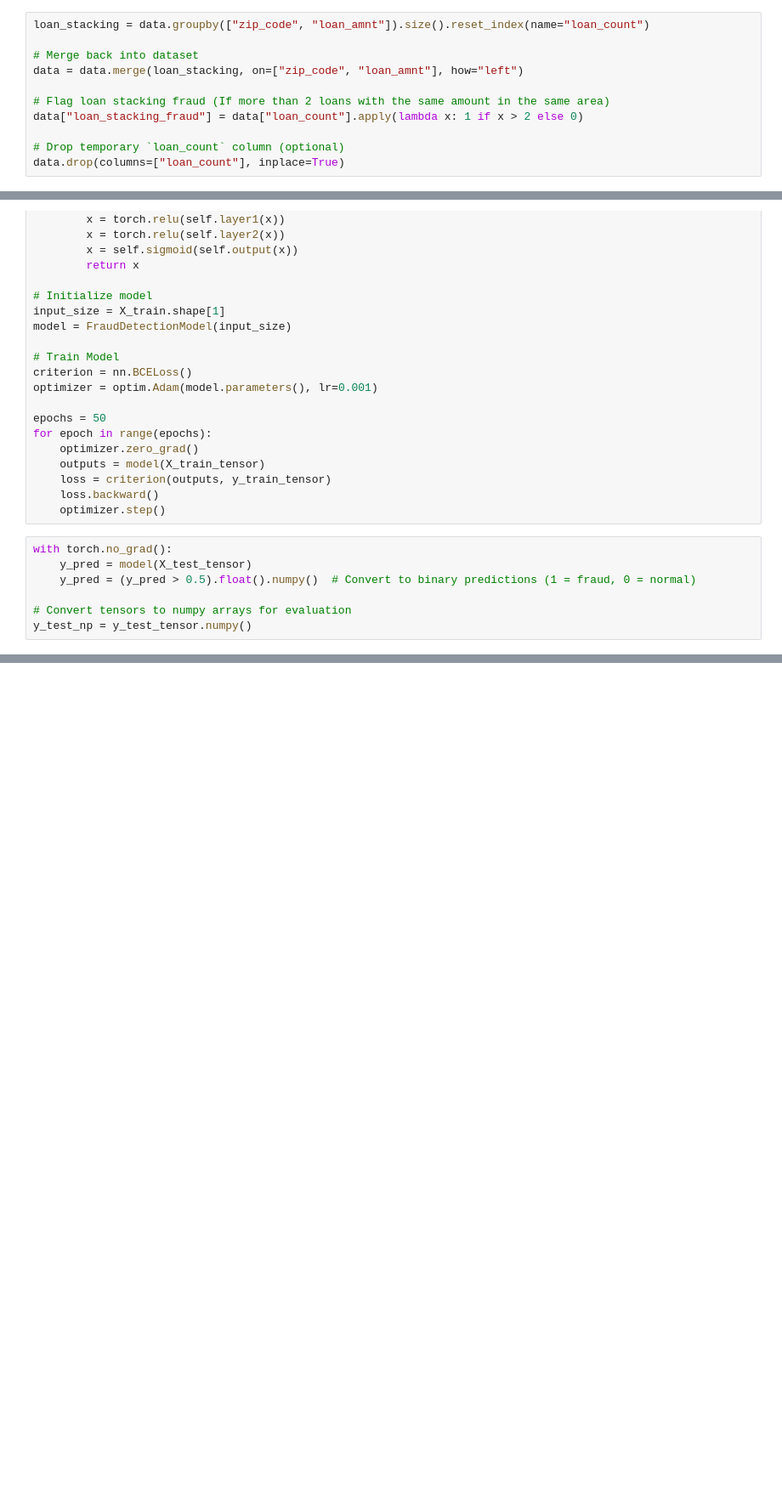
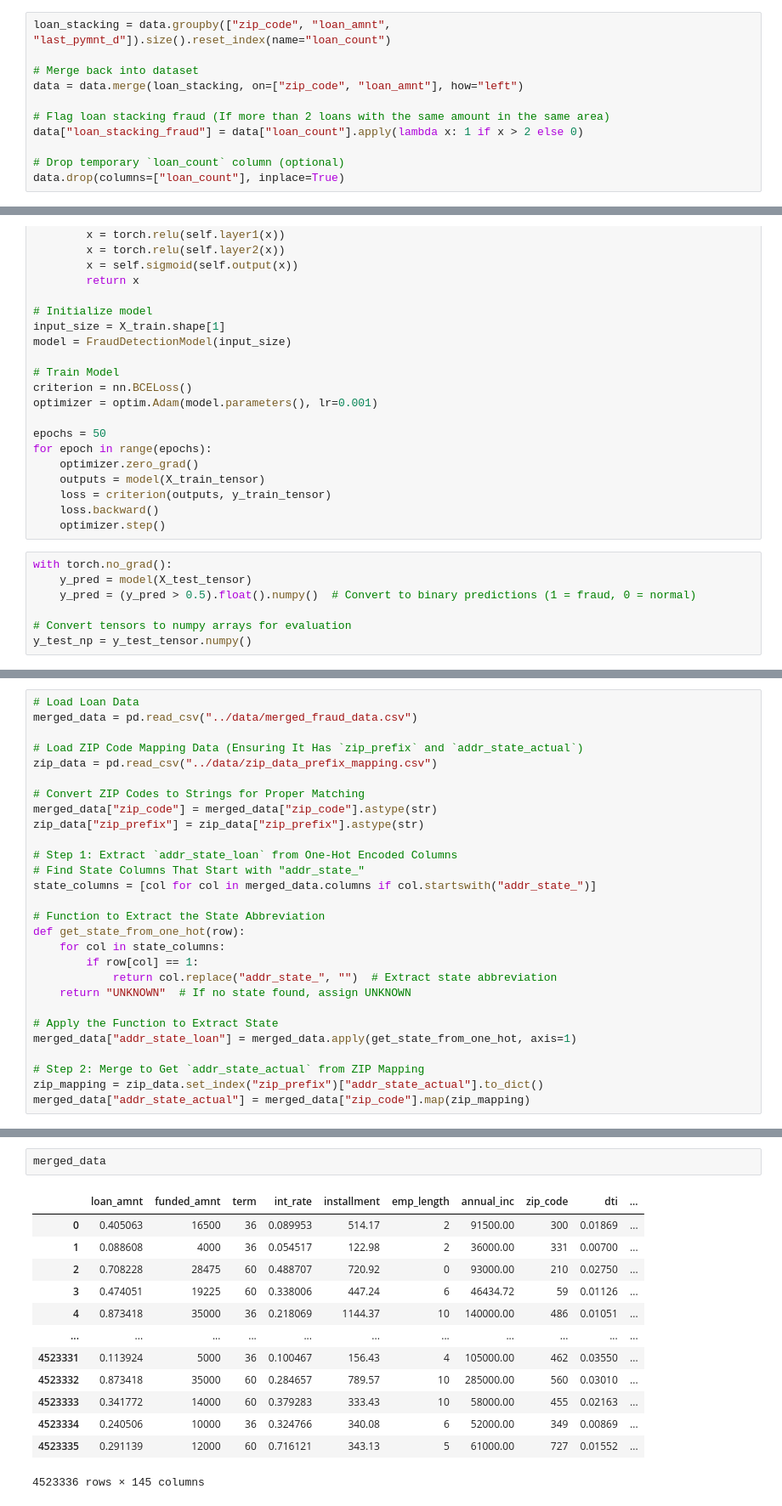
Before and after one commit to FYP-AI-Blockchain-Fraud-Detection-P2P/AI-model, a Jupyter notebook: notebooks/baseline_model.ipynb, the cells around one changed output, grey strips where cells are left out. Shown: that part at 85% size. Cells and saved outputs as stored; diff of their text form; blank space fills up the shorter version.

```diff
--- a/notebooks/baseline_model.ipynb
+++ b/notebooks/baseline_model.ipynb
@@ -61,7 +67,7 @@ Passing `palette` without assigning `hue` is deprecated and will be removed in v
   sns.barplot(x=fraud_counts.index, y=fraud_counts.values, palette=["blue", "red"])
 [figure]
 # %%
-loan_stacking = data.groupby(["zip_code", "loan_amnt"]).size().reset_index(name="loan_count")
+loan_stacking = data.groupby(["zip_code", "loan_amnt", "last_pymnt_d"]).size().reset_index(name="loan_count")
 
 # Merge back into dataset
 data = data.merge(loan_stacking, on=["zip_code", "loan_amnt"], how="left")
@@ -260,0 +366,28 @@ MemoryError: Unable to allocate 17.2 MiB for an array with shape (2260668,) and
+# %%
+# Load Loan Data
+merged_data = pd.read_csv("../data/merged_fraud_data.csv")
+
+# Load ZIP Code Mapping Data (Ensuring It Has `zip_prefix` and `addr_state_actual`)
+zip_data = pd.read_csv("../data/zip_data_prefix_mapping.csv")
+
+# Convert ZIP Codes to Strings for Proper Matching
+merged_data["zip_code"] = merged_data["zip_code"].astype(str)
+zip_data["zip_prefix"] = zip_data["zip_prefix"].astype(str)
+
+# Step 1: Extract `addr_state_loan` from One-Hot Encoded Columns
+# Find State Columns That Start with "addr_state_"
+state_columns = [col for col in merged_data.columns if col.startswith("addr_state_")]
+
+# Function to Extract the State Abbreviation
+def get_state_from_one_hot(row):
+    for col in state_columns:
+        if row[col] == 1:
+            return col.replace("addr_state_", "")  # Extract state abbreviation
+    return "UNKNOWN"  # If no state found, assign UNKNOWN
+
+# Apply the Function to Extract State
+merged_data["addr_state_loan"] = merged_data.apply(get_state_from_one_hot, axis=1)
+
+# Step 2: Merge to Get `addr_state_actual` from ZIP Mapping
+zip_mapping = zip_data.set_index("zip_prefix")["addr_state_actual"].to_dict()
+merged_data["addr_state_actual"] = merged_data["zip_code"].map(zip_mapping)
@@ -260,0 +465,16 @@ MemoryError: Unable to allocate 17.2 MiB for an array with shape (2260668,) and
+# %%
+merged_data
+# %% [output]
+|  | loan_amnt | funded_amnt | term | int_rate | installment | emp_length | annual_inc | zip_code | dti | ... |
+| 0 | 0.405063 | 16500 | 36 | 0.089953 | 514.17 | 2 | 91500.00 | 300 | 0.01869 | ... |
+| 1 | 0.088608 | 4000 | 36 | 0.054517 | 122.98 | 2 | 36000.00 | 331 | 0.00700 | ... |
+| 2 | 0.708228 | 28475 | 60 | 0.488707 | 720.92 | 0 | 93000.00 | 210 | 0.02750 | ... |
+| 3 | 0.474051 | 19225 | 60 | 0.338006 | 447.24 | 6 | 46434.72 | 59 | 0.01126 | ... |
+| 4 | 0.873418 | 35000 | 36 | 0.218069 | 1144.37 | 10 | 140000.00 | 486 | 0.01051 | ... |
+| ... | ... | ... | ... | ... | ... | ... | ... | ... | ... | ... |
+| 4523331 | 0.113924 | 5000 | 36 | 0.100467 | 156.43 | 4 | 105000.00 | 462 | 0.03550 | ... |
+| 4523332 | 0.873418 | 35000 | 60 | 0.284657 | 789.57 | 10 | 285000.00 | 560 | 0.03010 | ... |
+| 4523333 | 0.341772 | 14000 | 60 | 0.379283 | 333.43 | 10 | 58000.00 | 455 | 0.02163 | ... |
+| 4523334 | 0.240506 | 10000 | 36 | 0.324766 | 340.08 | 6 | 52000.00 | 349 | 0.00869 | ... |
+| 4523335 | 0.291139 | 12000 | 60 | 0.716121 | 343.13 | 5 | 61000.00 | 727 | 0.01552 | ... |
+4523336 rows × 145 columns
```
Also changed, not shown: parts of 23 cells of this notebook, 1 other file.
